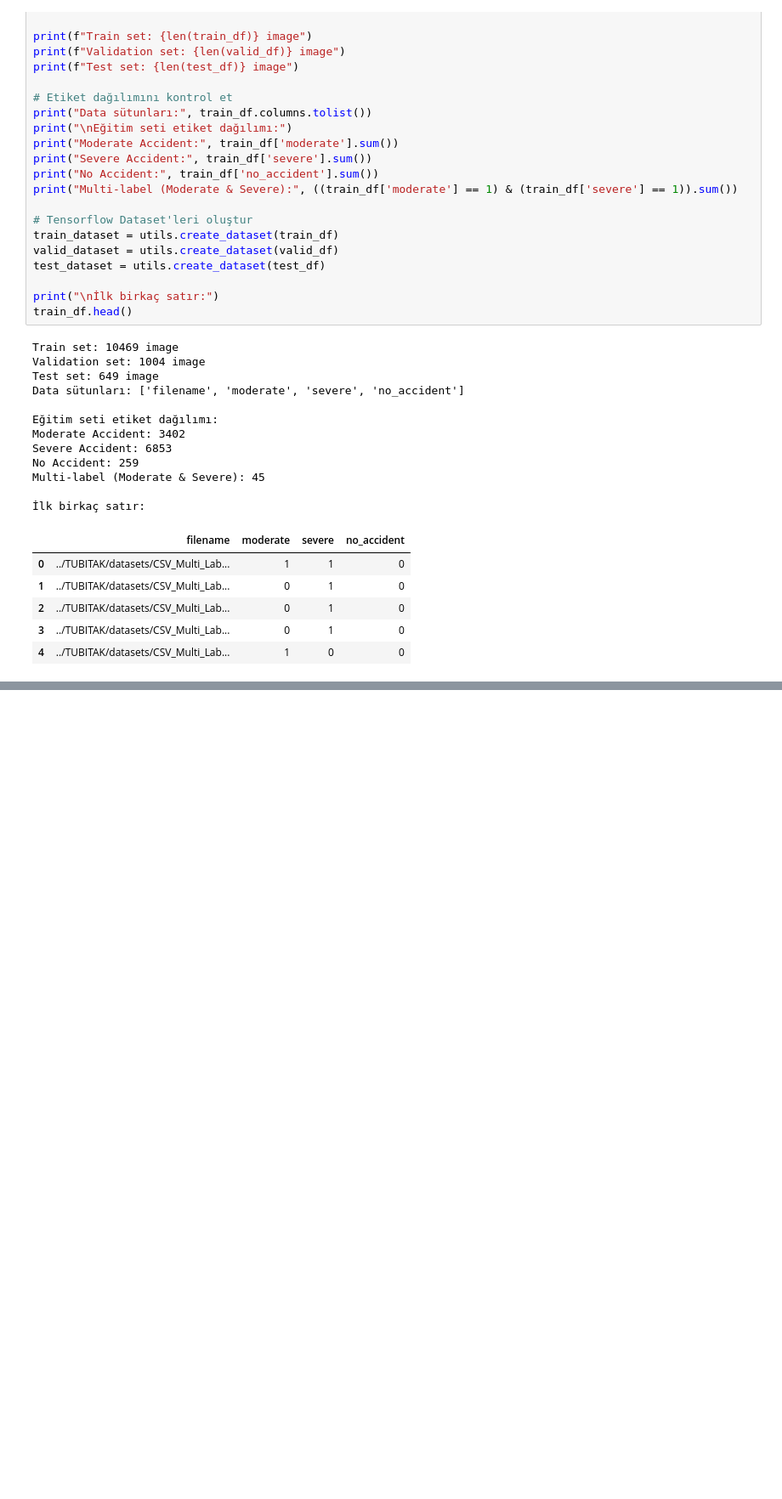
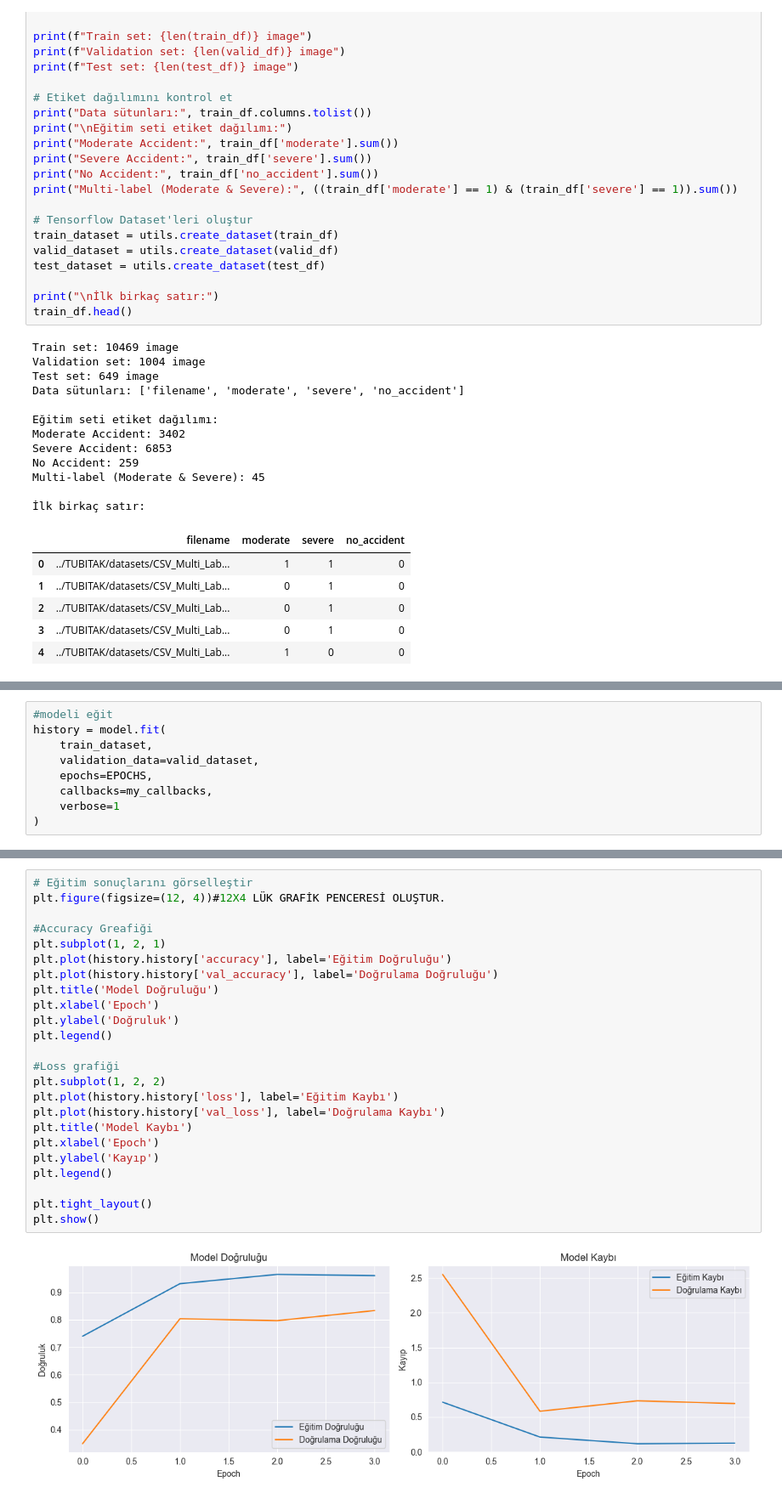
Before and after one commit to ali-cemputer/TUBITAK, a Jupyter notebook: CNN.ipynb, the cells around one changed output, grey strips where cells are left out. Shown at 85% size. Cells and saved outputs as stored; diff of their text form; blank space fills up the shorter version.

Commit message:
CNN Mimarisi oluşturulup model eğitildi. Metrik sonuçları alındı.

```diff
--- a/CNN.ipynb
+++ b/CNN.ipynb
@@ -83,0 +149,9 @@ Multi-label (Moderate & Severe): 45
+# %%
+#modeli eğit
+history = model.fit(
+    train_dataset,
+    validation_data=valid_dataset,
+    epochs=EPOCHS,
+    callbacks=my_callbacks,
+    verbose=1
+)
@@ -83,0 +167,26 @@ Multi-label (Moderate & Severe): 45
+# %%
+# Eğitim sonuçlarını görselleştir
+plt.figure(figsize=(12, 4))#12X4 LÜK GRAFİK PENCERESİ OLUŞTUR.
+
+#Accuracy Greafiği
+plt.subplot(1, 2, 1)
+plt.plot(history.history['accuracy'], label='Eğitim Doğruluğu')
+plt.plot(history.history['val_accuracy'], label='Doğrulama Doğruluğu')
+plt.title('Model Doğruluğu')
+plt.xlabel('Epoch')
+plt.ylabel('Doğruluk')
+plt.legend()
+
+#Loss grafiği
+plt.subplot(1, 2, 2)
+plt.plot(history.history['loss'], label='Eğitim Kaybı')
+plt.plot(history.history['val_loss'], label='Doğrulama Kaybı')
+plt.title('Model Kaybı')
+plt.xlabel('Epoch')
+plt.ylabel('Kayıp')
+plt.legend()
+
+plt.tight_layout()
+plt.show()
+# %% [output]
+[figure, added]
```
Also changed, not shown: parts of 6 cells of this notebook.
